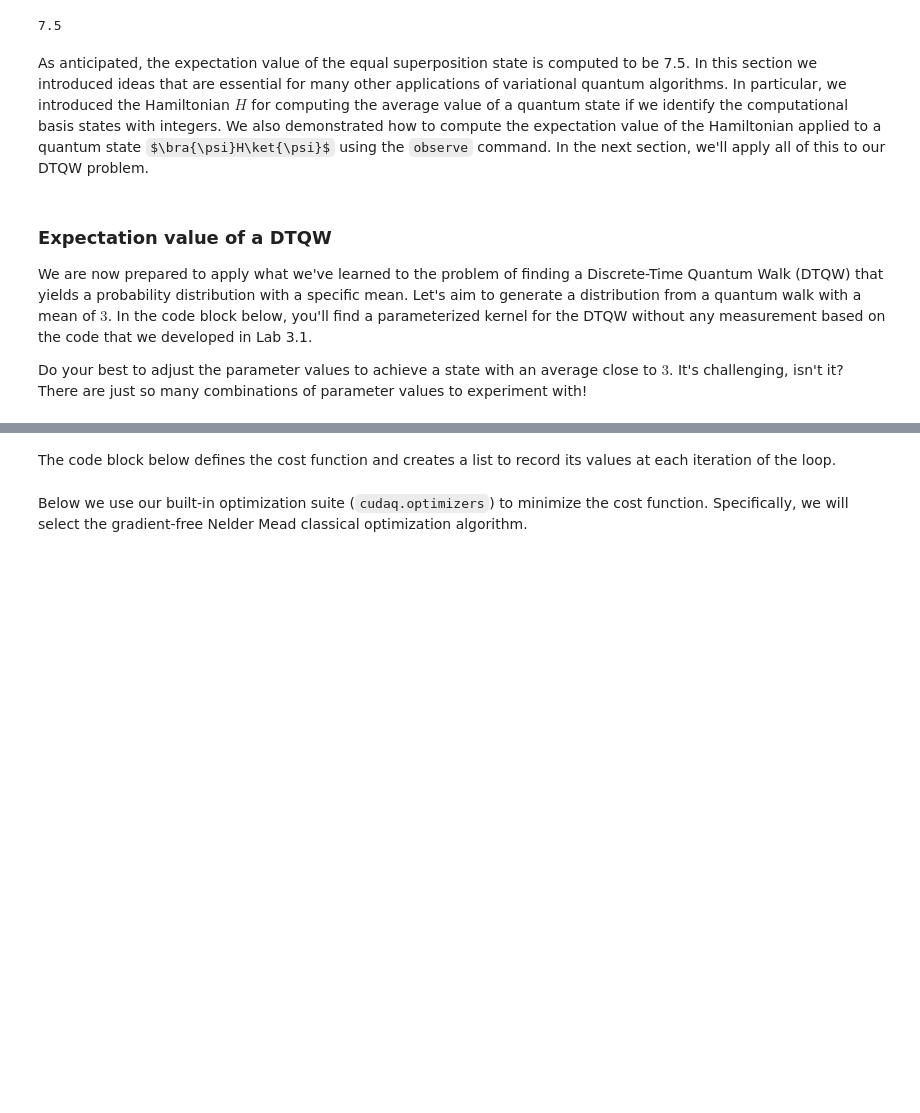
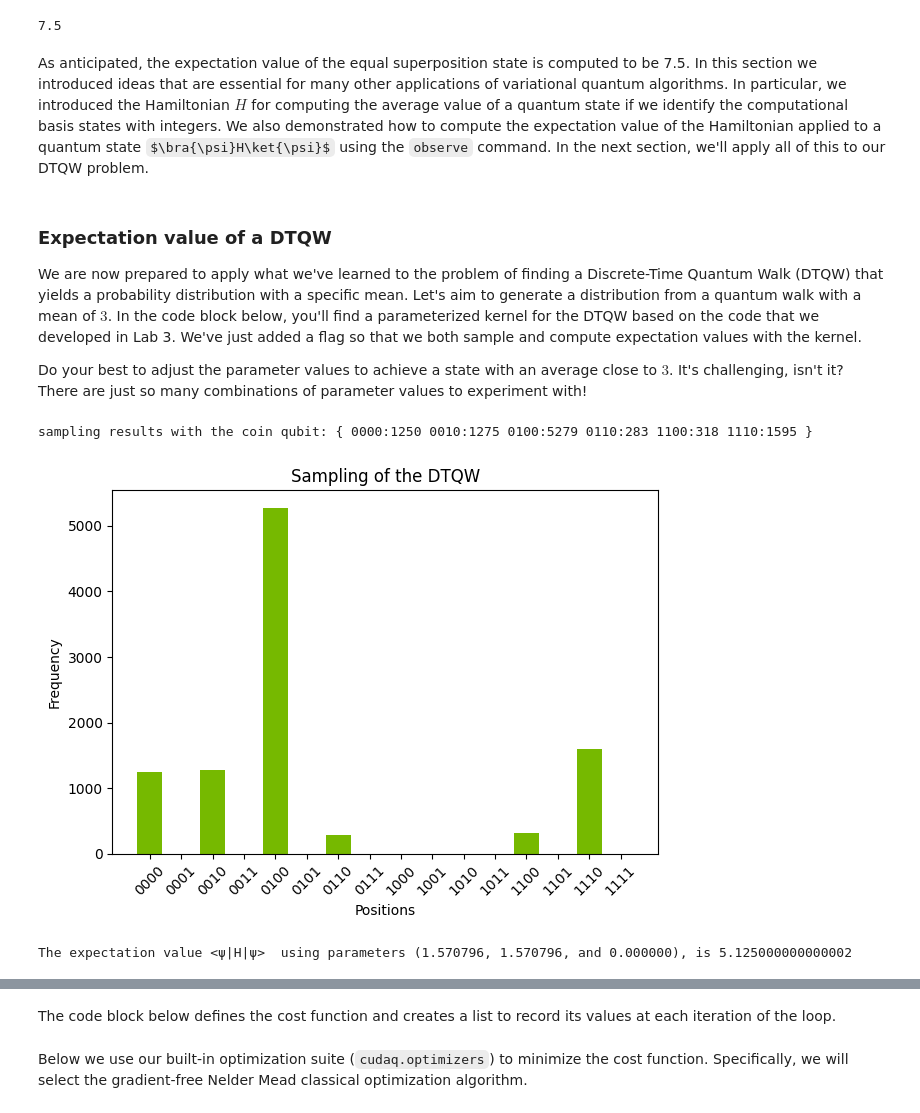
Before and after one commit to NVIDIA/cuda-q-academic, a Jupyter notebook: quick-start-to-quantum/04_quick_start_to_quantum.ipynb, the cells around one changed output, grey strips where cells are left out. Saved outputs shown, nothing was run; the diff lists cells and outputs as text; code cells hidden in the pictures; some formulas as TeX source; blank space fills up the shorter version.

Commit message:
fixed plotting function for samples

```diff
--- a/quick-start-to-quantum/04_quick_start_to_quantum.ipynb
+++ b/quick-start-to-quantum/04_quick_start_to_quantum.ipynb
@@ -188,7 +188,7 @@ As anticipated, the expectation value of the equal superposition state is comput
 # %% [markdown]
 ### Expectation value of a DTQW
 
-We are now prepared to apply what we've learned to the problem of finding a Discrete-Time Quantum Walk (DTQW) that yields a probability distribution with a specific mean. Let's aim to generate a distribution from a quantum walk with a mean of $3$. In the code block below, you'll find a parameterized kernel for the DTQW without any measurement based on the code that we developed in Lab 3.1.
+We are now prepared to apply what we've learned to the problem of finding a Discrete-Time Quantum Walk (DTQW) that yields a probability distribution with a specific mean. Let's aim to generate a distribution from a quantum walk with a mean of $3$. In the code block below, you'll find a parameterized kernel for the DTQW based on the code that we developed in Lab 3.  We've just added a flag so that we both sample and compute expectation values with the kernel.
 
 Do your best to adjust the parameter values to achieve a state with an average close to $3$. It's challenging, isn't it? There are just so many combinations of parameter values to experiment with!
 # %%
@@ -204,7 +204,11 @@ lam = 0.0        #CHANGE ME
 num_qubits = 4
 
 @cudaq.kernel()
-def DTQW_for_expectation_value_computation(num_qubits: int, parameters : list[float], num_time_steps : int):
+def measure(qubits : cudaq.qview):
+    mz(qubits)
+
+@cudaq.kernel()
+def DTQW_for_expectation_value_computation(num_qubits: int, parameters : list[float], num_time_steps : int, with_measurement: int):
     walker_qubits = cudaq.qvector(num_qubits)
     coin_qubit = cudaq.qvector(1)
 
@@ -239,57 +243,60 @@ def DTQW_for_expectation_value_computation(num_qubits: int, parameters : list[fl
         cudaq.control(DEC, coin_qubit[0], walker_qubits)
         x(coin_qubit[0])
 
+    if (with_measurement==1):
+        # Measure walker qubits
+        measure(walker_qubits)
+
+
 # Sample the kernel for the quantum walk
-result_aiming_for_mean_of_3 = cudaq.sample(DTQW_for_expectation_value_computation, num_qubits, [theta, phi, lam], num_time_steps, shots_count=10000)
+result_aiming_for_mean_of_3 = cudaq.sample(DTQW_for_expectation_value_computation, num_qubits, [theta, phi, lam], num_time_steps, 1, shots_count=10000)
 print('sampling results with the coin qubit:', result_aiming_for_mean_of_3)
 
 
 # Define a function to draw the histogram of the results ignoring the coin qubit
 
 def plot_results_without_coin_qubit(result, num_qubits):
-    # Define a dictionary of results
-
-    # Function to convert binary string to integer
-    def binary_to_int(binary_string):
-        return int(binary_string, 2)
     # Initialize the dictionary with all possible bit strings of length 4 for the x axis
     result_dictionary = {}
 
     # Generate all possible bit strings of length num_qubits
     for i in range(2**num_qubits):
         bitstr = bin(i)[2:].zfill(num_qubits)
         result_dictionary[bitstr] = 0
 
     # Update the results dictionary of results from the circuit sampling
     for k,v in result.items():
-        k_without_coin = k[:-1]
-        result_dictionary[k_without_coin] = v
+        result_dictionary[k] = v
 
     # Convert the dictionary to lists for x and y values
     x = list(result_dictionary.keys())
     y = list(result_dictionary.values())
 
     # Create the histogram
+    plt.bar(x, y, color='#76B900')
+
+    # Add title and labels
+    plt.title("Sampling of the DTQW")
     plt.xlabel("Positions")
     plt.ylabel("Frequency")
-
-    # Create the histogram
-    plt.bar(x, y, color='#76B900')
 
     # Rotate x-axis labels for readability
     plt.xticks(rotation=45)
 
     # Show the plot
     plt.tight_layout()
     plt.show()
 
-
 # Draw the histogram of the results after one step
 plot_results_without_coin_qubit(result_aiming_for_mean_of_3, num_qubits)
 
 # Compute the expectation value
-exp_value = cudaq.observe(DTQW_for_expectation_value_computation, position_hamiltonian, num_qubits, [theta, phi, lam], num_time_steps).expectation()
+exp_value = cudaq.observe(DTQW_for_expectation_value_computation, position_hamiltonian, num_qubits, [theta, phi, lam], num_time_steps,0).expectation()
 print('The expectation value <ψ|H|ψ>  using parameters ({:.6f}, {:.6f}, and {:.6f}), is {} '.format(theta, phi, lam, exp_value))
+# %% [output]
+sampling results with the coin qubit: { 0000:1250 0010:1275 0100:5279 0110:283 1100:318 1110:1595 }
+[figure, added]
+The expectation value <ψ|H|ψ>  using parameters (1.570796, 1.570796, and 0.000000), is 5.125000000000002
 # %% [markdown]
 ---
 ## **Section 4** Identify Parameters to Generate a Targeted Mean Value
```
Also changed, not shown: parts of 4 cells of this notebook.
